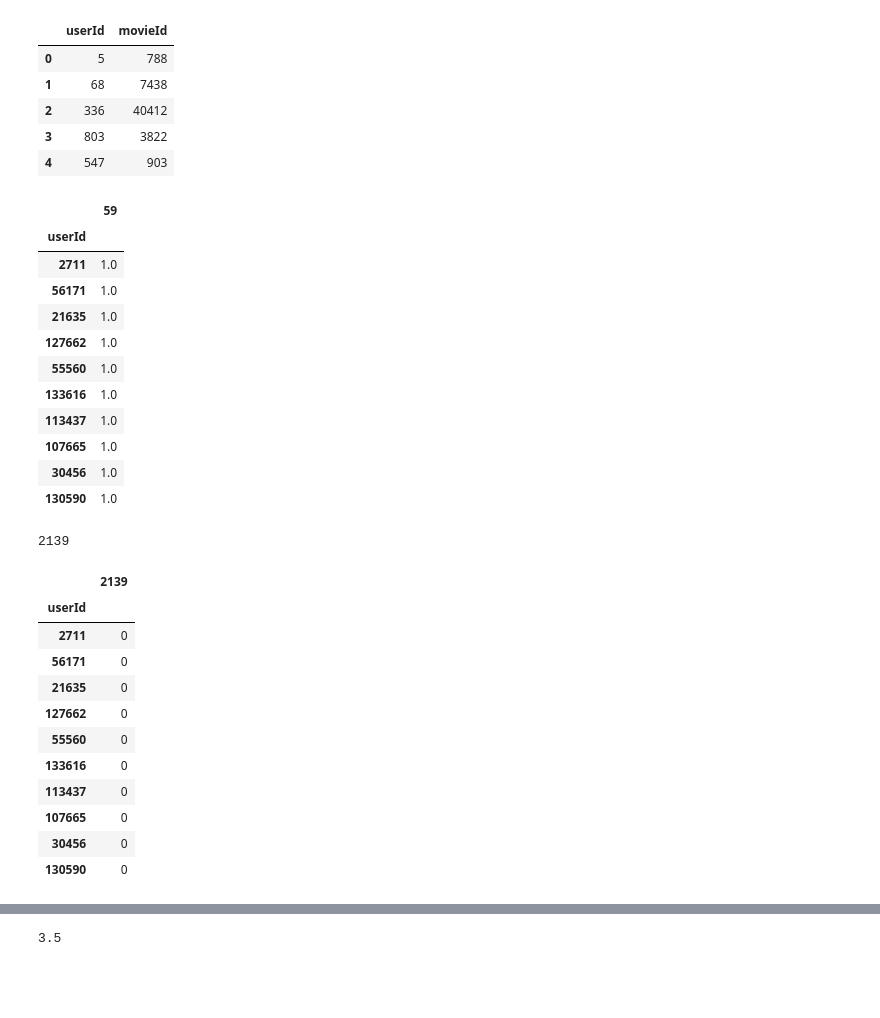
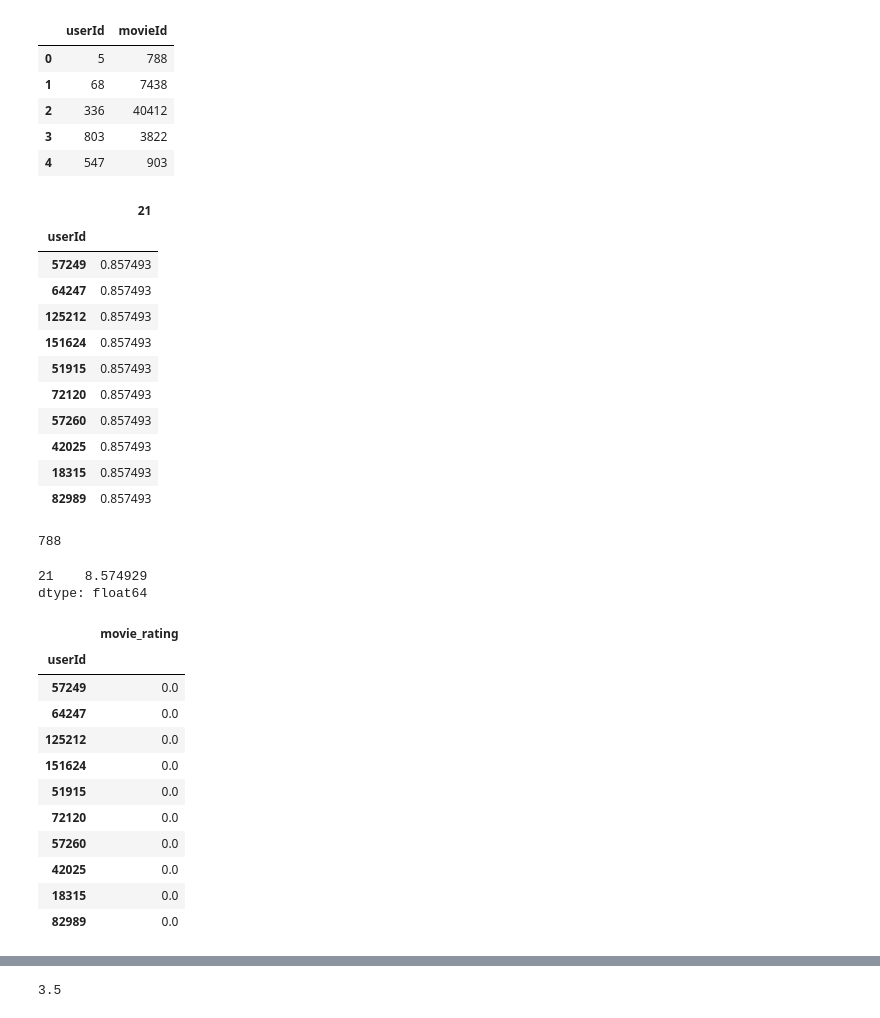
Before and after one commit to mattymill33/unsupervised_predict, a Jupyter notebook: matthew-mill-unsup-predict-1.ipynb, the cells around one changed output, grey strips where cells are left out. Cells and saved outputs as stored; diff of their text form; code cells hidden in the pictures; blank space fills up the shorter version.

```diff
--- a/matthew-mill-unsup-predict-1.ipynb
+++ b/matthew-mill-unsup-predict-1.ipynb
@@ -143,7 +137,7 @@ ratings_per_movie.hist(bins=20, range=(0,2500))
 # %%
 sample_df = train_df.sample(n=50000, random_state = 2022)
 # %%
-pvt_table = pd.pivot_table(sample_df, values = 'rating', columns = 'movieId', index = 'userId', fill_value = '0')
+pvt_table = pd.pivot_table(sample_df, values = 'rating', columns = 'movieId', index = 'userId', fill_value = 0)
 pvt_table
 # %% [output]
 | movieId | 1 | 2 | 3 | 4 | 5 | 6 | 7 | 8 | 9 | 10 | ... | ... |
@@ -203,46 +197,52 @@ test_df.head()
 | 3 | 803 | 3822 |
 | 4 | 547 | 903 |
 # %%
-test_user = 59
-test_movie = 2139
+test_user = 21
+test_movie = 788
 k = 10
 sorted_users = pd.DataFrame(user_sim_df.loc[:,test_user]).sort_values(by = test_user, ascending = False)
 most_similar_users = sorted_users.drop(sorted_users.iloc[0:])
 n_most_similar_users = most_similar_users[:k]
 n_most_similar_users
 # %% [output]
-|  | 59 |
+|  | 21 |
 | userId |  |
-| 2711 | 1.0 |
-| 56171 | 1.0 |
-| 21635 | 1.0 |
-| 127662 | 1.0 |
-| 55560 | 1.0 |
-| 133616 | 1.0 |
-| 113437 | 1.0 |
-| 107665 | 1.0 |
-| 30456 | 1.0 |
-| 130590 | 1.0 |
+| 57249 | 0.857493 |
+| 64247 | 0.857493 |
+| 125212 | 0.857493 |
+| 151624 | 0.857493 |
+| 51915 | 0.857493 |
+| 72120 | 0.857493 |
+| 57260 | 0.857493 |
+| 42025 | 0.857493 |
+| 18315 | 0.857493 |
+| 82989 | 0.857493 |
 # %%
 test_movie
 # %% [output]
-2139
+788
+# %%
+most_sim_sum = n_most_similar_users.sum()
+most_sim_sum
+# %% [output]
+21    8.574929
+dtype: float64
 # %%
-most_similar_user_ratings = pd.DataFrame(pvt_table.loc[test_movie,n_most_similar_users.index])
+most_similar_user_ratings = pd.DataFrame(pvt_table.loc[test_movie,n_most_similar_users.index]).rename(columns = {test_movie: 'movie_rating'})
 most_similar_user_ratings
 # %% [output]
-|  | 2139 |
+|  | movie_rating |
 | userId |  |
-| 2711 | 0 |
-| 56171 | 0 |
-| 21635 | 0 |
-| 127662 | 0 |
-| 55560 | 0 |
-| 133616 | 0 |
-| 113437 | 0 |
-| 107665 | 0 |
-| 30456 | 0 |
-| 130590 | 0 |
+| 57249 | 0.0 |
+| 64247 | 0.0 |
+| 125212 | 0.0 |
+| 151624 | 0.0 |
+| 51915 | 0.0 |
+| 72120 | 0.0 |
+| 57260 | 0.0 |
+| 42025 | 0.0 |
+| 18315 | 0.0 |
+| 82989 | 0.0 |
 # %%
 new_df = n_most_similar_users.merge(most_similar_user_ratings,
                                     on='userId',
```
Also changed, not shown: parts of 29 cells of this notebook.
